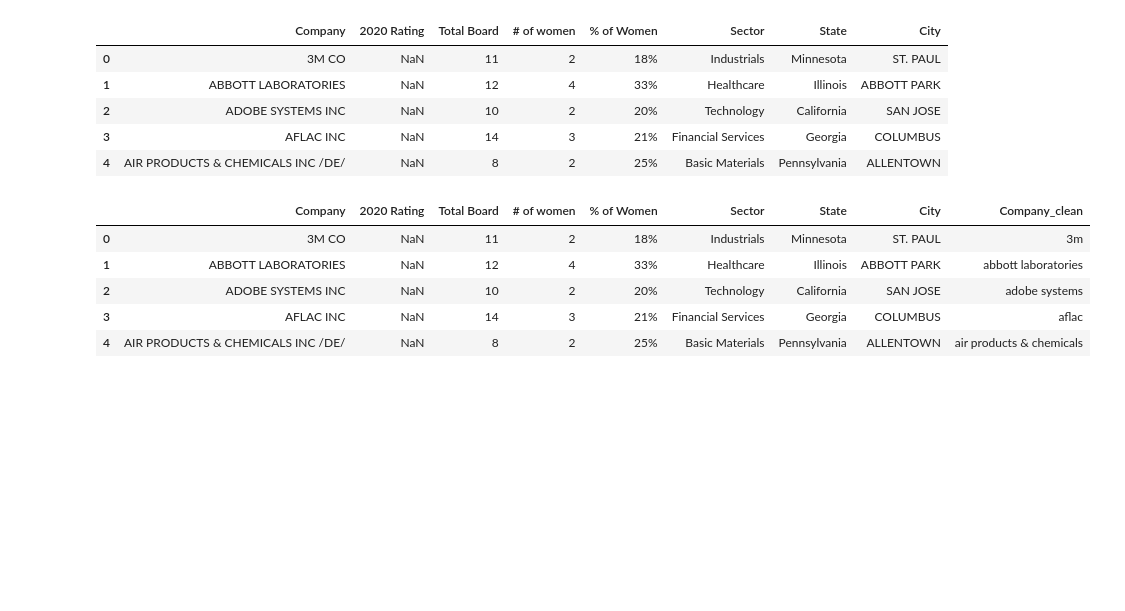
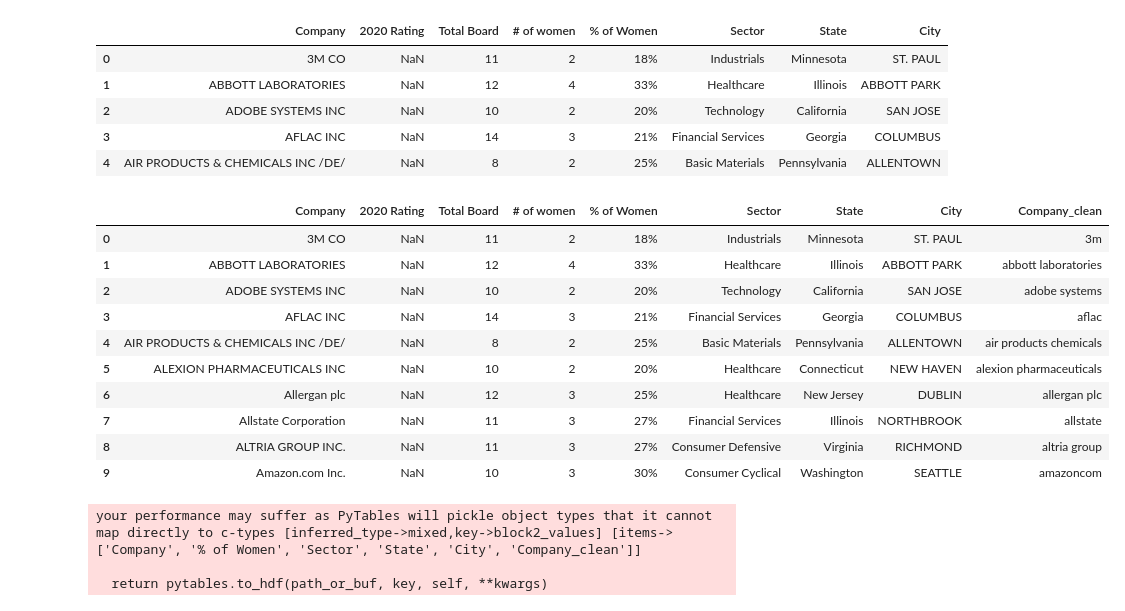
Before and after one commit to kellieotto/clean_energy_hack, a Jupyter notebook: notebooks/board_data_cleaning.ipynb, the cells around one changed output. Drawn from its saved outputs; the diff is of its cells as text; code cells hidden in the pictures; blank space fills up the shorter version.

```diff
--- a/notebooks/board_data_cleaning.ipynb
+++ b/notebooks/board_data_cleaning.ipynb
@@ -19,16 +19,33 @@ board_data.head()
 | 4 | AIR PRODUCTS & CHEMICALS INC /DE/ | NaN | 8 | 2 | 25% | Basic Materials | Pennsylvania | ALLENTOWN |
 # %%
 board_data['Company_clean'] = board_data['Company'].str.lower()
+board_data['Company_clean'] = board_data['Company_clean'].str.replace(" /de/", "")
+board_data['Company_clean'] = board_data['Company_clean'].str.replace('[^\w\s]','')
+board_data['Company_clean'] = board_data['Company_clean'].str.replace(" corporation", "")
 board_data['Company_clean'] = board_data['Company_clean'].str.replace(" inc", "")
 board_data['Company_clean'] = board_data['Company_clean'].str.replace(" inc.", "")
+board_data['Company_clean'] = board_data['Company_clean'].str.replace(" corp", "")
+board_data['Company_clean'] = board_data['Company_clean'].str.replace(" ltd", "")
 board_data['Company_clean'] = board_data['Company_clean'].str.replace(" co", "")
-board_data['Company_clean'] = board_data['Company_clean'].str.replace(" corp", "")
-board_data['Company_clean'] = board_data['Company_clean'].str.replace(" /de/", "")
-board_data.head()
+
+
+board_data.head(10)
 # %% [output]
 |  | Company | 2020 Rating | Total Board | # of women | % of Women | Sector | State | City | Company_clean |
 | 0 | 3M CO | NaN | 11 | 2 | 18% | Industrials | Minnesota | ST. PAUL | 3m |
 | 1 | ABBOTT LABORATORIES | NaN | 12 | 4 | 33% | Healthcare | Illinois | ABBOTT PARK | abbott laboratories |
 | 2 | ADOBE SYSTEMS INC | NaN | 10 | 2 | 20% | Technology | California | SAN JOSE | adobe systems |
 | 3 | AFLAC INC | NaN | 14 | 3 | 21% | Financial Services | Georgia | COLUMBUS | aflac |
-| 4 | AIR PRODUCTS & CHEMICALS INC /DE/ | NaN | 8 | 2 | 25% | Basic Materials | Pennsylvania | ALLENTOWN | air products & chemicals |
+| 4 | AIR PRODUCTS & CHEMICALS INC /DE/ | NaN | 8 | 2 | 25% | Basic Materials | Pennsylvania | ALLENTOWN | air products chemicals |
+| 5 | ALEXION PHARMACEUTICALS INC | NaN | 10 | 2 | 20% | Healthcare | Connecticut | NEW HAVEN | alexion pharmaceuticals |
+| 6 | Allergan plc | NaN | 12 | 3 | 25% | Healthcare | New Jersey | DUBLIN | allergan plc |
+| 7 | Allstate Corporation | NaN | 11 | 3 | 27% | Financial Services | Illinois | NORTHBROOK | allstate |
+| 8 | ALTRIA GROUP INC. | NaN | 11 | 3 | 27% | Consumer Defensive | Virginia | RICHMOND | altria group |
+| 9 | Amazon.com Inc. | NaN | 10 | 3 | 30% | Consumer Cyclical | Washington | SEATTLE | amazoncom |
+# %%
+board_data.to_hdf('../data/board_data.h5', 'board_data')
+# %% [output]
+your performance may suffer as PyTables will pickle object types that it cannot
+map directly to c-types [inferred_type->mixed,key->block2_values] [items->['Company', '% of Women', 'Sector', 'State', 'City', 'Company_clean']]
+
+  return pytables.to_hdf(path_or_buf, key, self, **kwargs)
```
Also changed, not shown: 2 other files.
